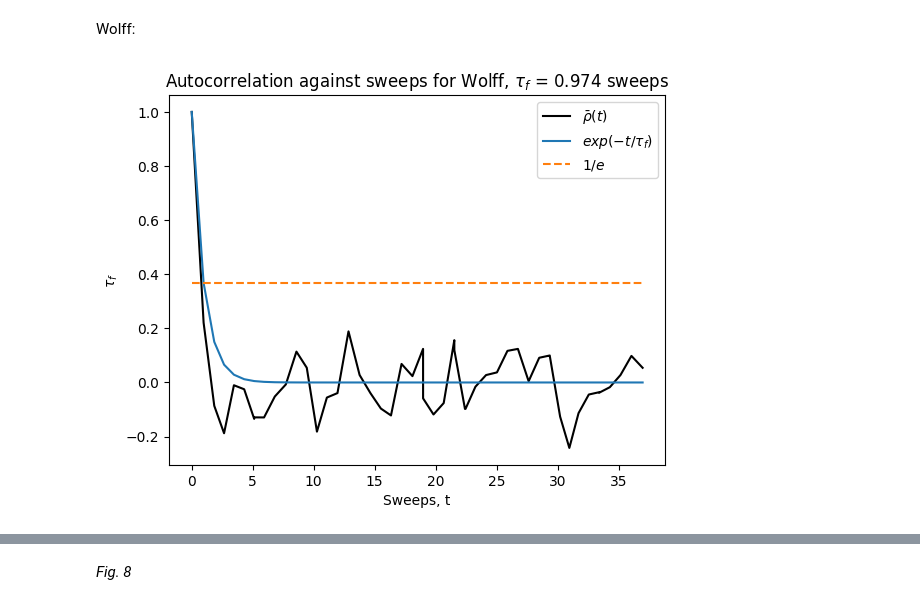
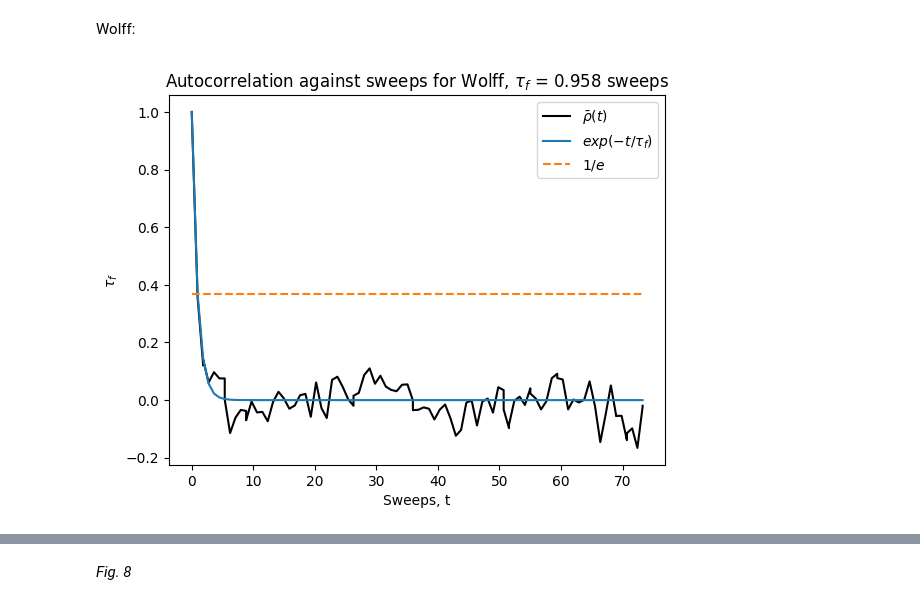
Before and after one commit to Part-II-Computational-Physics/cluster-algorithms-for-monte-carlo-jbd29, a Jupyter notebook: isiing set up 2.ipynb, the cells around one changed output, grey strips where cells are left out. Cells and saved outputs as stored; diff of their text form; code cells hidden in the pictures.

```diff
--- a/isiing set up 2.ipynb
+++ b/isiing set up 2.ipynb
@@ -522,29 +522,29 @@ plt.show()
 Wolff:
 # %%
 # Initialise
-lattice = make_lattice(25,1)
-max_time = 50
+lattice = make_lattice(100,1)
+max_time = 100
 T = 2.1
 
 # Evolve the lattice with Wolff
 Ms, sweeps = Wolff_evolve_and_compute_M(lattice,T**-1,1,max_time)
 
 # Find autocovariance, and the autocorrelation time (in sweeps)
 autocov = compute_autocovariance(Ms, max_time)
 sweeps_tau_f = sweeps[estimate_correlation_time(autocov)]
 # Find sample autocorrelation (equation 17)
 autocorr = [x/autocov[0] if x != 0 else 0 for x in autocov]
 
 # plot computed autocorrelation
 plt.plot(sweeps,autocorr, color = 'black', label = r'$\bar{\rho}(t)$')
 # plot expected exponential decay behaviour
 plt.plot(sweeps,[np.exp(-t/sweeps_tau_f) for t in sweeps], label = r'$exp(-t/ \tau_f)$')
 # plot 1/e line
 plt.plot(sweeps, [np.exp(-1) for x in sweeps], label = r'$1/e$', linestyle = '--')
 plt.xlabel('Sweeps, t')
 plt.ylabel(r'$\tau_f$')
 plt.title(r'Autocorrelation against sweeps for Wolff, $\tau_f$ = ' + str(round(sweeps_tau_f,3)) + ' sweeps')
 plt.legend()
 plt.show()
 # %% [output]
-[figure, old version]
+[figure, new version]
```
Also changed, not shown: parts of 8 cells of this notebook, 2 other files.
